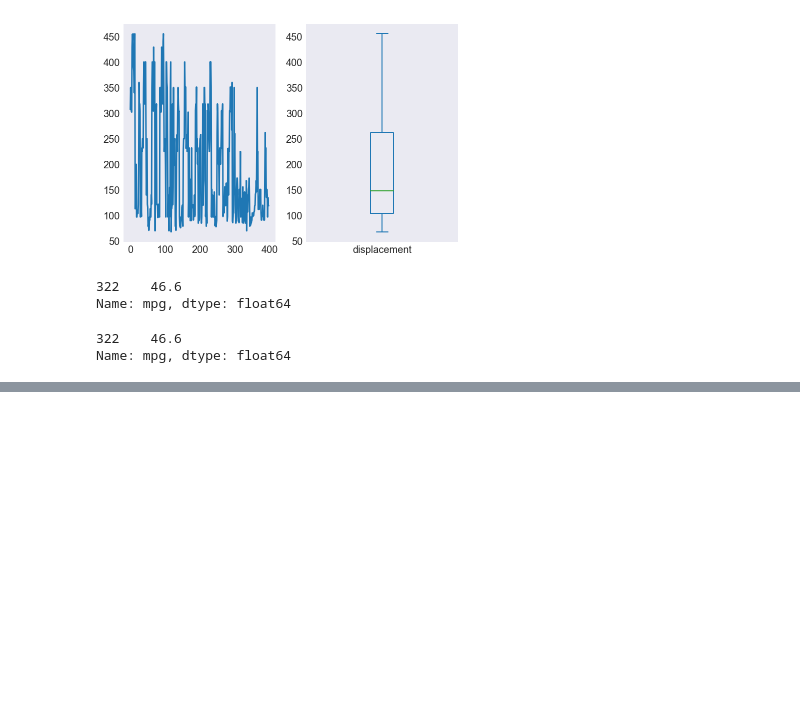
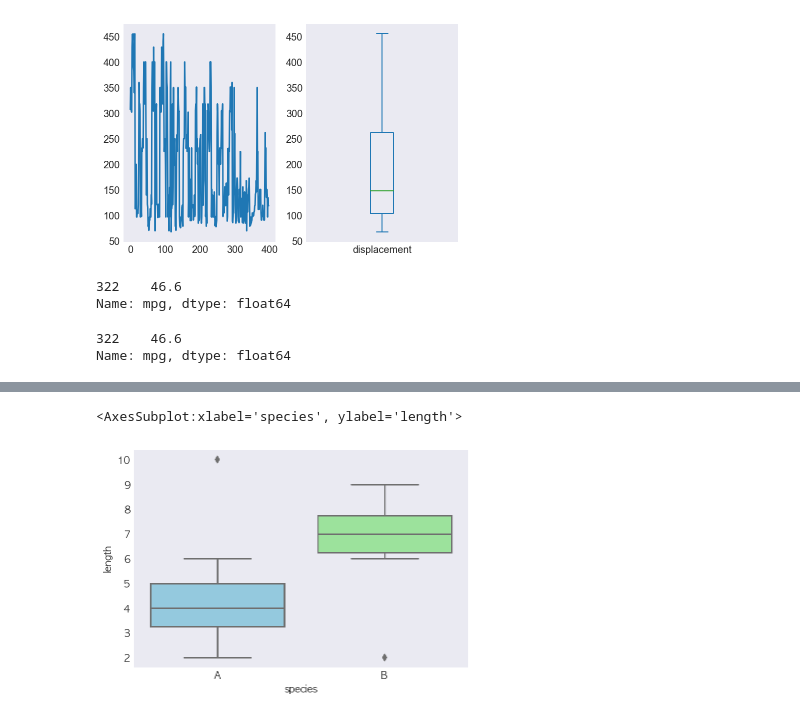
Before and after one commit to InChil2/Mac, a Jupyter notebook: visualization/시각화1.ipynb, the cells around one changed output, grey strips where cells are left out. Cells and saved outputs as stored; diff of their text form; code cells hidden in the pictures; blank space fills up the shorter version.

```diff
--- a/visualization/시각화1.ipynb
+++ b/visualization/시각화1.ipynb
@@ -340,0 +415,4 @@ Name: mpg, dtype: float64
+# %%
+import pandas as pd
+fish_multi = pd.read_csv('dataset/4_fm2.csv')
+fish_multi.head()
@@ -340,0 +426,8 @@ Name: mpg, dtype: float64
+# %%
+# fish_multi.groupby('species').plot(kind='box')
+import seaborn as sns
+# sns.boxplot(x='species',y='length',data=fish_multi,color='lightgreen')
+sns.boxplot(x='species',y='length',data=fish_multi,palette=('skyblue','lightgreen'))
+# %% [output]
+<AxesSubplot:xlabel='species', ylabel='length'>
+[figure, added]
```
Also changed, not shown: parts of 46 cells of this notebook, 12 other files.
